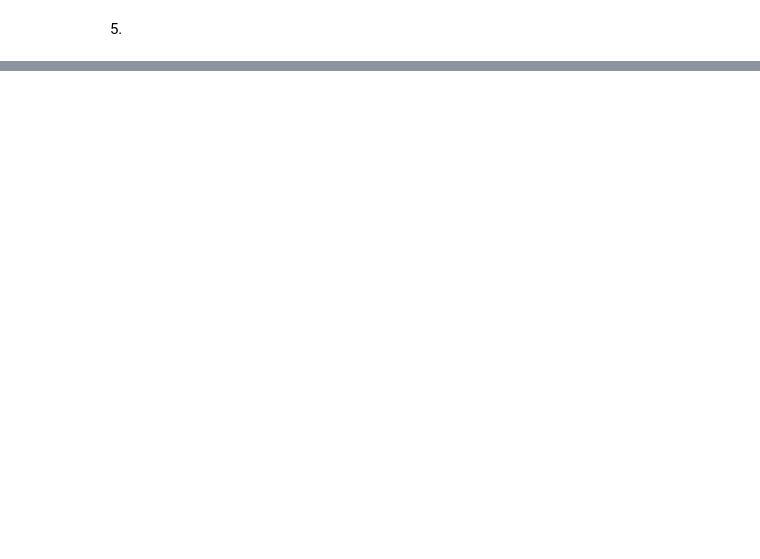
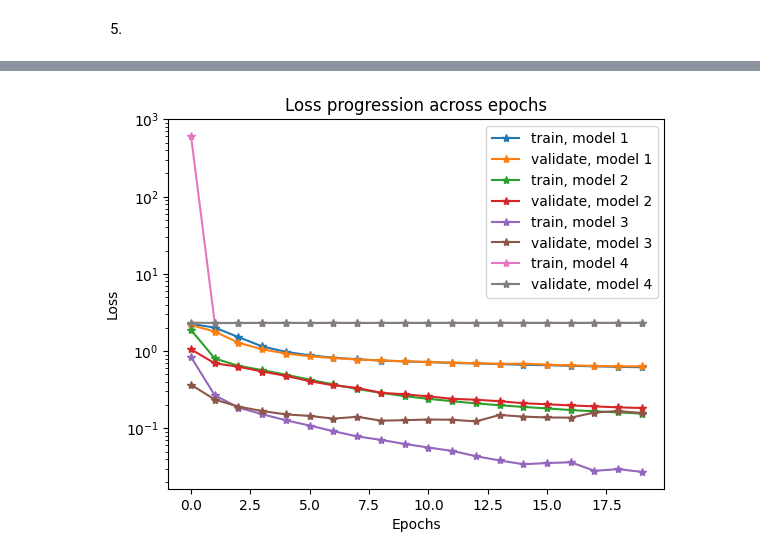
Before and after one commit to roduit/FundamentalLearningEPFL, a Jupyter notebook: Homeworks/HW3/roduit_vincent_325140_HW3.ipynb, the cells around one changed output, grey strips where cells are left out. Drawn from its saved outputs; the diff is of its cells as text; code cells hidden in the pictures; blank space fills up the shorter version.

```diff
--- a/Homeworks/HW3/roduit_vincent_325140_HW3.ipynb
+++ b/Homeworks/HW3/roduit_vincent_325140_HW3.ipynb
@@ -94,0 +405,14 @@ def gradient(X,y,W):
+# %%
+cnn1 = CNN().to(DEVICE)
+cnn2 = CNN().to(DEVICE)
+cnn3 = CNN().to(DEVICE)
+cnn4 = CNN().to(DEVICE)
+list_mlp = [cnn1,cnn2,cnn3,cnn4]
+
+list_optimizers = [
+    torch.optim.SGD(cnn1.parameters(), lr=0.01),
+    torch.optim.SGD(cnn2.parameters(), lr=0.01, momentum=0.9,nesterov=True),
+    torch.optim.Adam(cnn3.parameters(), lr=0.01),
+    torch.optim.Adam(cnn4.parameters(), lr=1)
+]
+train_losses_all, validate_losses_all, valid_accs_all = test_models(list_mlp,list_optimizers,train_dataloader,valid_dataloader)
@@ -94,0 +437,4 @@ def gradient(X,y,W):
+# %%
+plot_losses(train_losses_all,validate_losses_all,all_in_one=True)
+# %% [output]
+[figure, added]
```
Also changed, not shown: parts of 43 cells of this notebook, 1 other file.
